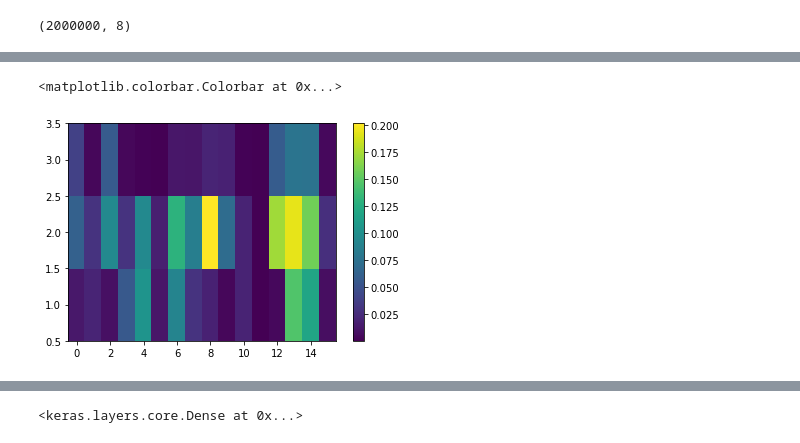
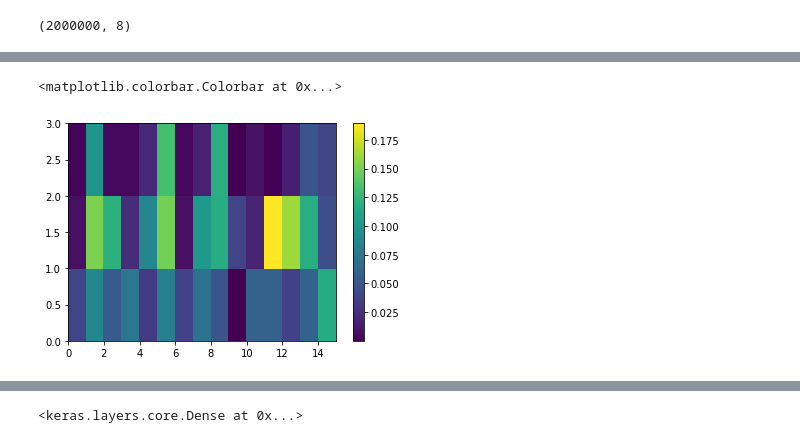
Before and after one commit to djgagne/lorenz_gan, a Jupyter notebook: notebooks/wavelets.ipynb, the cells around one changed output, grey strips where cells are left out. Cells and saved outputs as stored; diff of their text form; code cells hidden in the pictures.

```diff
--- a/notebooks/wavelets.ipynb
+++ b/notebooks/wavelets.ipynb
@@ -51,7 +56,7 @@ gan_ds_1[503]["u_res"].shape
 sess = K.tf.Session()
 K.set_session(sess)
 for epoch in np.arange(1, 20):
-    sg = SubModelGAN(f"/glade/work/dgagne/exp_20_stoch/gan_generator_0502_epoch_00{epoch:02d}.h5")
+    sg = SubModelGAN(f"/glade/work/dgagne/exp_20_stoch/gan_generator_0702_epoch_00{epoch:02d}.h5")
     bn = sg.model.layers[-1]
     print(sess.run(bn.moving_mean))
 # %% [output]
@@ -77,6 +102,6 @@ for epoch in np.arange(1, 20):
 # %%
-plt.pcolormesh(np.arange(-0.5, 16), np.arange(0.5, 4), np.abs(sg.model.layers[4].get_weights()[0]))
+plt.pcolormesh(np.arange(0, 16), np.arange(0, 4), np.abs(sg.model.layers[7].get_weights()[0]))
 plt.colorbar()
 # %% [output]
 <matplotlib.colorbar.Colorbar at 0x...>
-[figure, old version]
+[figure, new version]
```
Also changed, not shown: parts of 30 cells of this notebook, 3 other files.
